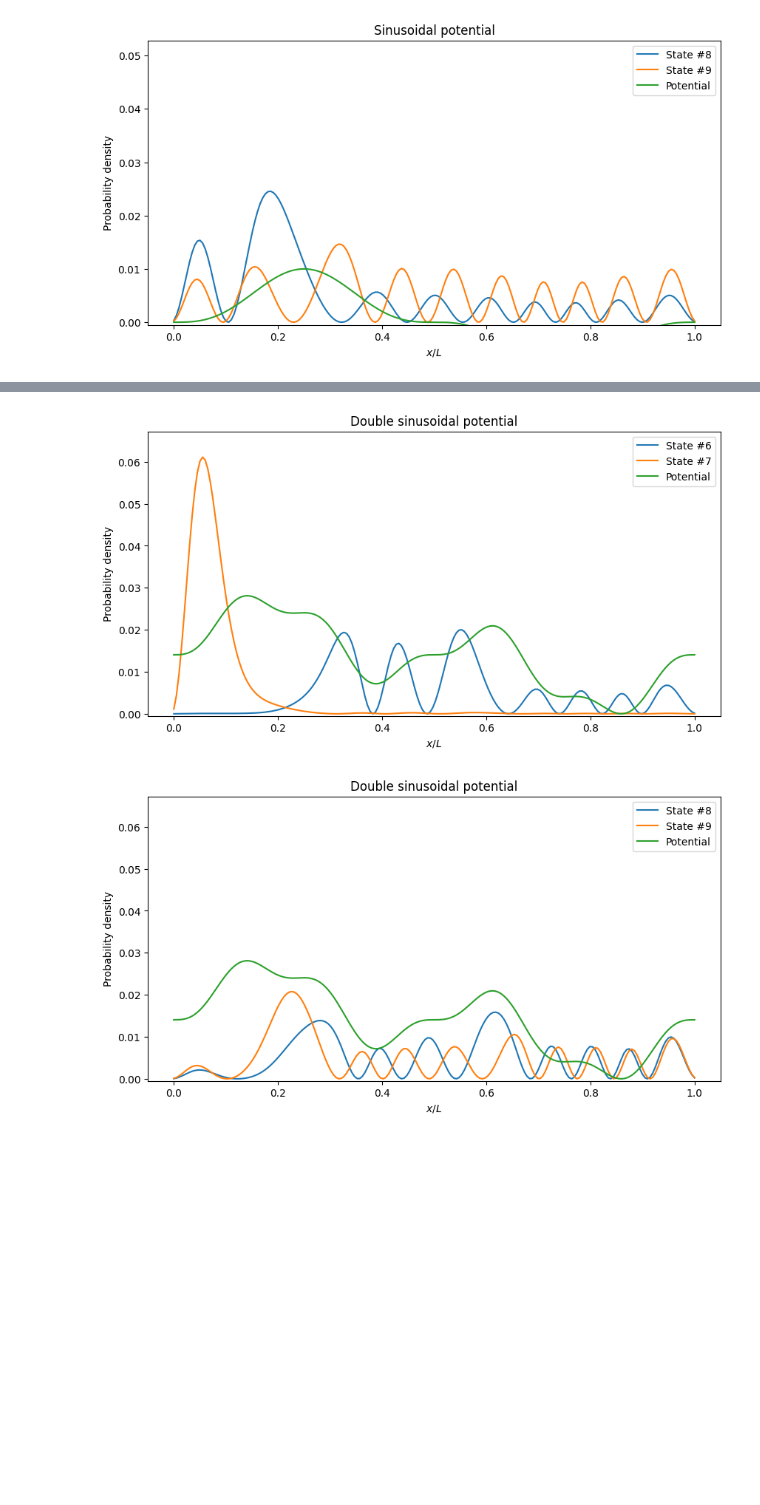
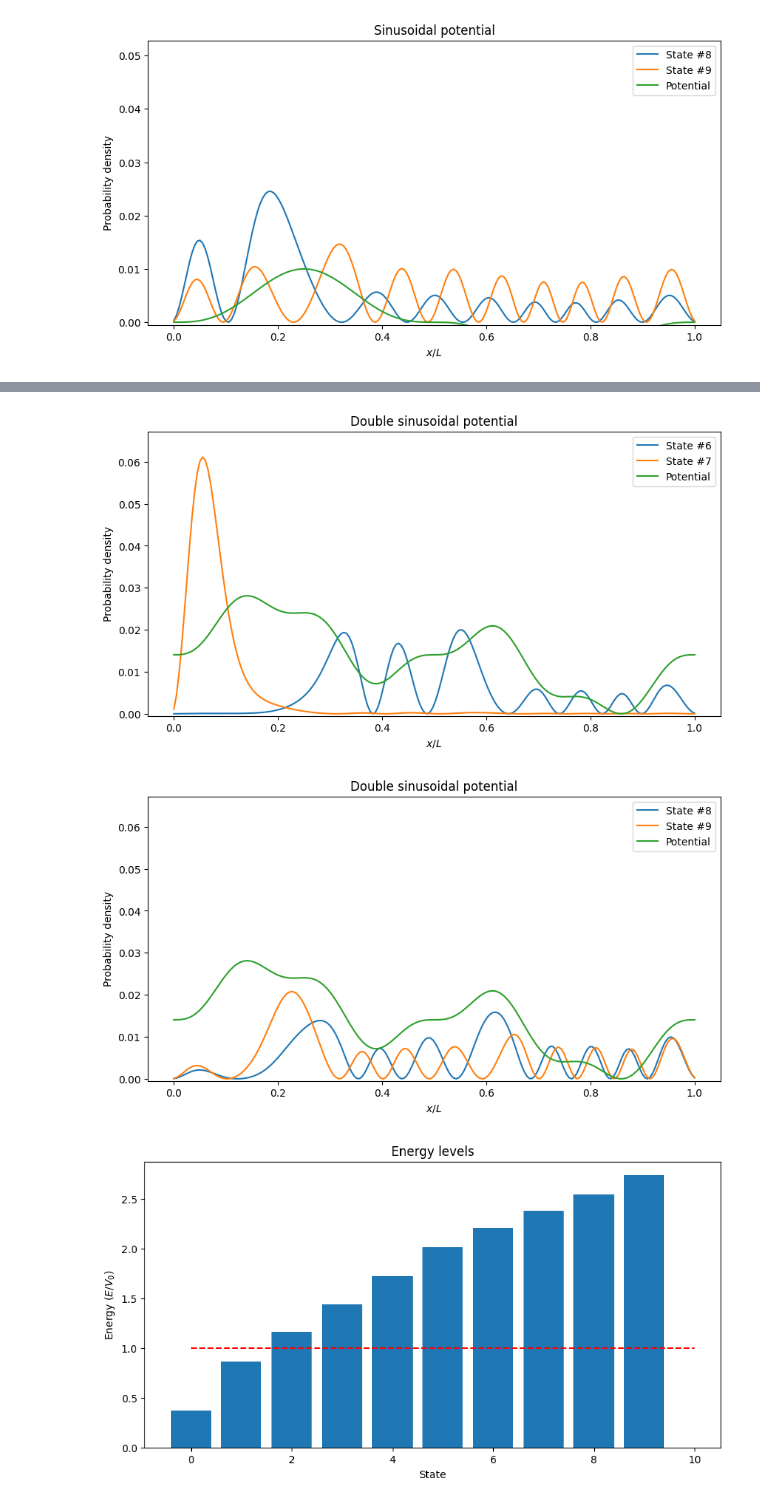
Before and after one commit to MrIsCM/Physics_Simulations, a Jupyter notebook: Shrodinger/shrod_eq.ipynb, the cells around one changed output, grey strips where cells are left out. Saved outputs shown, nothing was run; the diff lists cells and outputs as text; code cells hidden in the pictures; blank space fills up the shorter version.

```diff
--- a/Shrodinger/shrod_eq.ipynb
+++ b/Shrodinger/shrod_eq.ipynb
@@ -219,27 +204,31 @@ for index in range(0, len(eigenvalues), 2):
 # %%
 def double_potential(X, V_0=0.01):
 	V = V_0*np.sin(2*np.pi*X)**3 + V_0*np.sin(4*np.pi*X)**3
 	return V - np.min(V)
 
 N = 200
 X = define_grid(N)
 V = double_potential(X)
 
 H = hamiltonian(N, V)
 eigenvalues, eigenvectors = compute_eigens(H, k=10)
 for index in range(0, len(eigenvalues), 2):
 	fig = plt.figure(figsize=(10, 5))
 	plt.plot(X, eigenvectors[:, index]**2, label=f'State #{index}')
 	plt.plot(X, eigenvectors[:, index+1]**2, label=f'State #{index+1}')
 	plt.plot(X, V, label='Potential')
 	plt.ylim(-0.0005, np.max(eigenvectors**2)*1.1)
 	plt.title('Double sinusoidal potential')
 	plt.xlabel('$x/L$')
 	plt.ylabel('Probability density')
 	plt.legend()
+
+
+eigenenergy_plot(eigenvalues, V_0)
 # %% [output]
 [figure]
 [figure]
 [figure]
 [figure]
 [figure]
+[figure, added]
```
Also changed, not shown: parts of 5 cells of this notebook.
